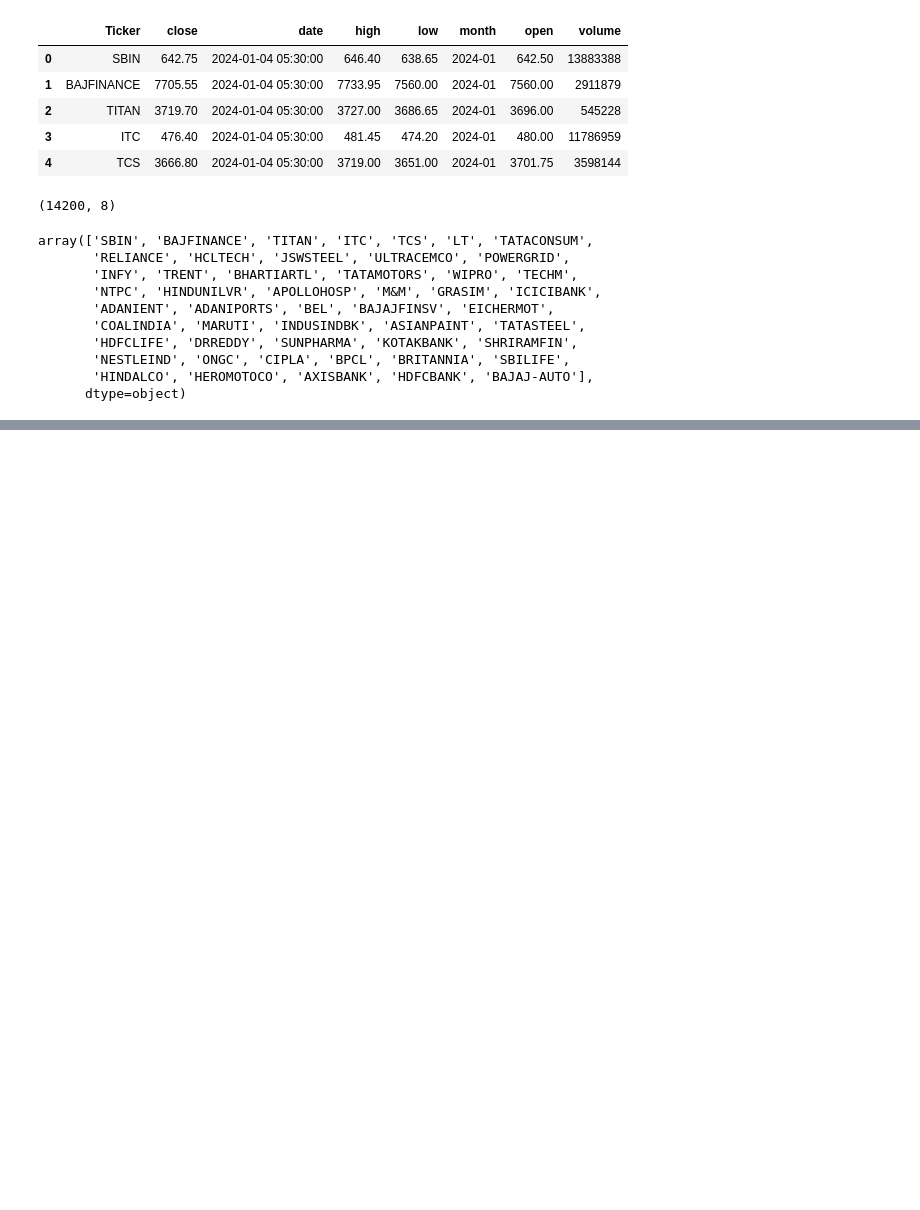
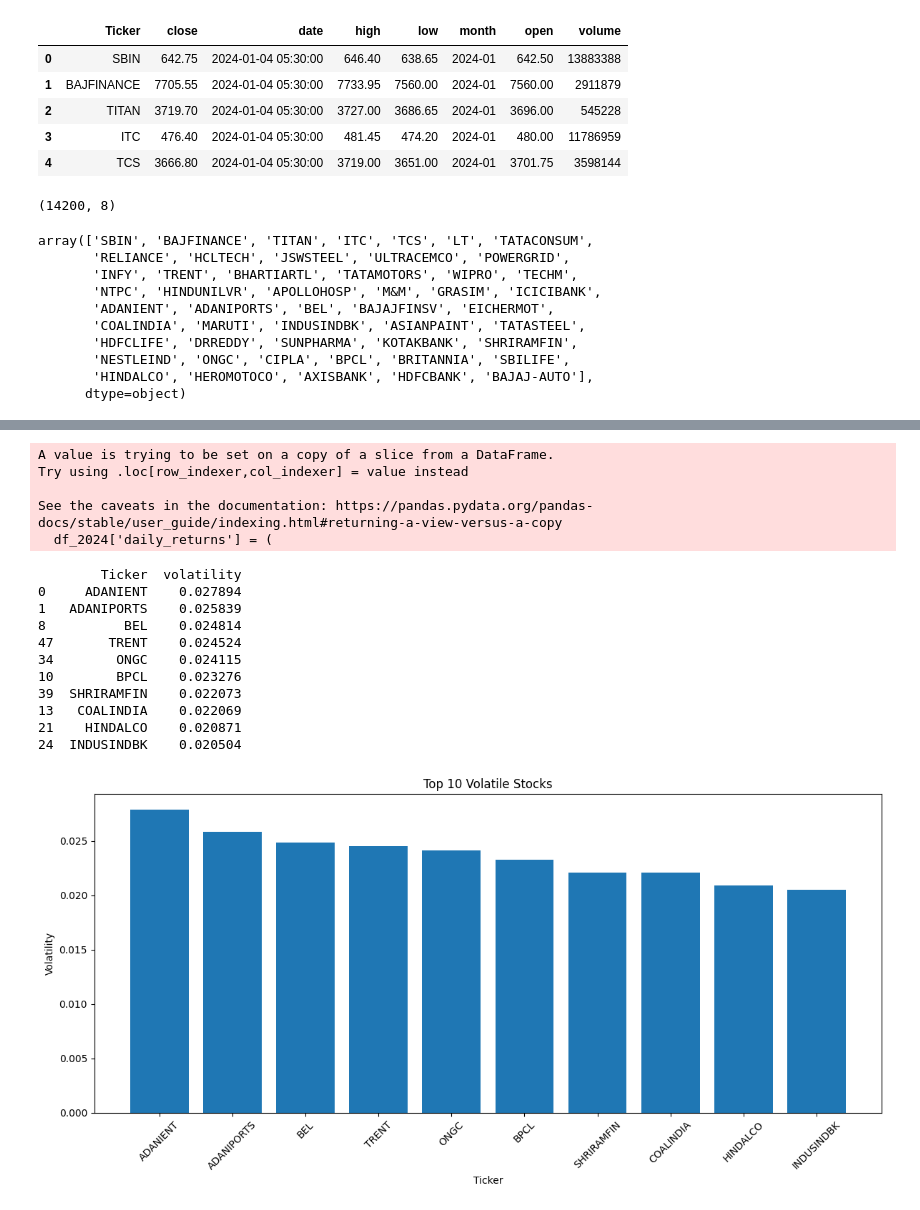
Before and after one commit to ShigilSasi/Stock_Analysis, a Jupyter notebook: yaml_files_load.ipynb, the cells around one changed output, grey strips where cells are left out. Saved outputs shown, nothing was run; the diff lists cells and outputs as text; code cells hidden in the pictures; blank space fills up the shorter version.

Commit message:
Stock Datas

```diff
--- a/yaml_files_load.ipynb
+++ b/yaml_files_load.ipynb
@@ -104,0 +145,4 @@ for i in ticker_unique:
+# %%
+# need to change the date column to datetime
+final_df['date'] = pd.to_datetime(final_df['date'])
+final_df.info()
@@ -104,0 +197,4 @@ for i in ticker_unique:
+# %%
+# need to split the year in date column
+final_df['year'] = final_df['date'].dt.year
+final_df.head()
@@ -104,0 +218,3 @@ for i in ticker_unique:
+# %%
+final_df = final_df.sort_values(['Ticker', 'date'])
+final_df
@@ -104,0 +235,3 @@ for i in ticker_unique:
+# %%
+df_2024 = final_df[final_df['year'] == 2024]
+df_2024.head()
@@ -104,0 +245,42 @@ for i in ticker_unique:
+# %%
+# 1. Calaculate the daily returns
+df_2024['daily_returns'] = (
+    df_2024.groupby('Ticker')['close'].pct_change()
+)
+
+# Calaculate the volatitlity (standard deviation)
+volatitlity_df = (
+    df_2024.groupby('Ticker')['daily_returns'].std().reset_index().rename(columns={'daily_returns': 'volatility'})
+)
+
+# Select top 10 most volatile stocks
+top_10 = volatitlity_df.sort_values('volatility', ascending=False).head(10)
+print(top_10)
+
+# Visualization - Bar Chart
+plt.figure(figsize=(12, 6))
+plt.bar(top_10['Ticker'], top_10['volatility'])
+plt.xlabel('Ticker')
+plt.ylabel('Volatility')
+plt.title('Top 10 Volatile Stocks')
+plt.xticks(rotation=45)
+plt.tight_layout()
+plt.show()
+# %% [output]
+A value is trying to be set on a copy of a slice from a DataFrame.
+Try using .loc[row_indexer,col_indexer] = value instead
+
+See the caveats in the documentation: https://pandas.pydata.org/pandas-docs/stable/user_guide/indexing.html#returning-a-view-versus-a-copy
+  df_2024['daily_returns'] = (
+        Ticker  volatility
+0     ADANIENT    0.027894
+1   ADANIPORTS    0.025839
+8          BEL    0.024814
+47       TRENT    0.024524
+34        ONGC    0.024115
+10        BPCL    0.023276
+39  SHRIRAMFIN    0.022073
+13   COALINDIA    0.022069
+21    HINDALCO    0.020871
+24  INDUSINDBK    0.020504
+[figure, added]
```
Also changed, not shown: parts of 17 cells of this notebook, 1 other file.
